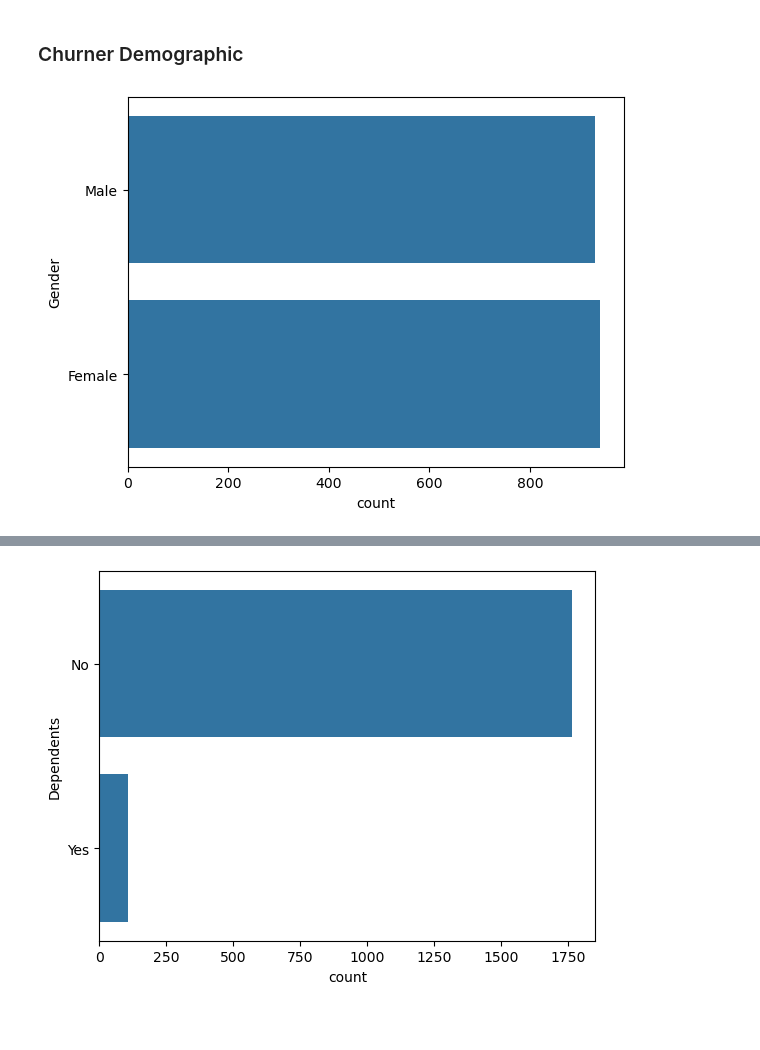
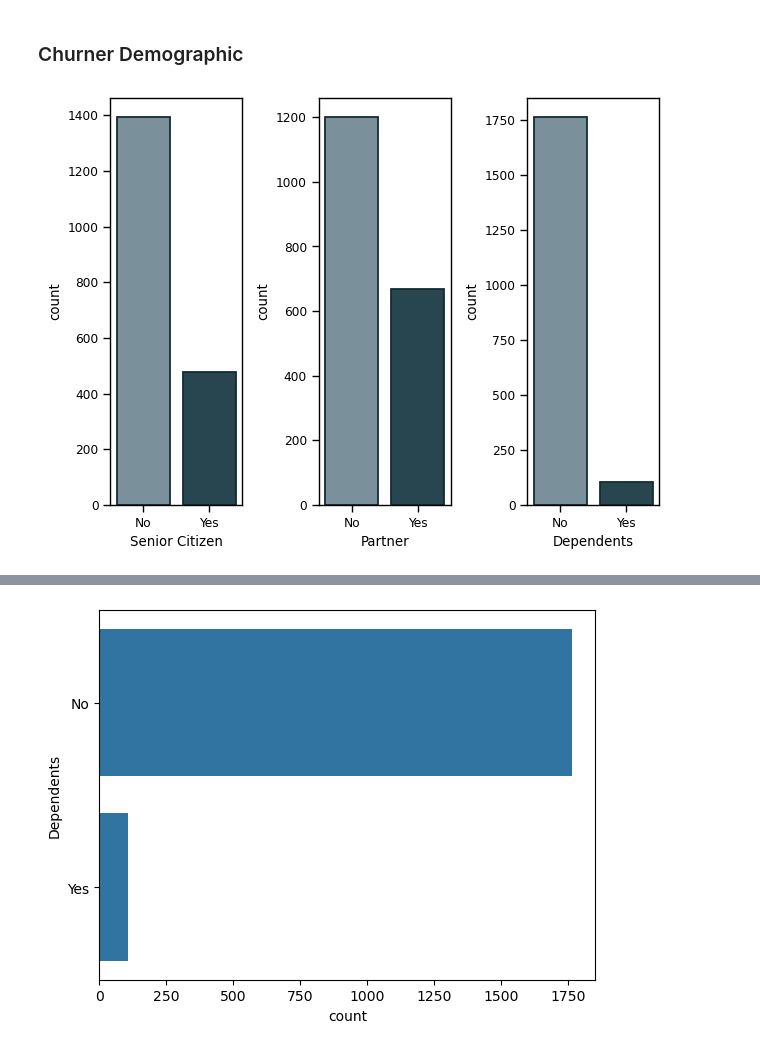
Before and after one commit to Aurelius-Blackwell/Customer_retention_analysis, a Jupyter notebook: Archie_Workbook.ipynb, the cells around one changed output, grey strips where cells are left out. Saved outputs shown, nothing was run; the diff lists cells and outputs as text; code cells hidden in the pictures; blank space fills up the shorter version.

Commit message:
The notebook with the plots

```diff
--- a/Archie_Workbook.ipynb
+++ b/Archie_Workbook.ipynb
@@ -85,4 +85,4 @@ swan[swan['Total Charges'] == ' ']['Tenure Months']
 6840    0
 Name: Tenure Months, dtype: int64
 # %%
-swan['Total Charges'].replace(' ', 0, inplace=True)
+swan['Total Charges'] = swan['Total Charges'].replace({' ':0})
@@ -145,8 +138,45 @@ plt.show()
 # %% [markdown]
 ### Churner Demographic
 # %%
-sns.countplot(swan[swan['Churn Value']==1]['Gender'])
-plt.show()
+
+colors = ['#7593A0', '#224955']
+edges = ['#132C31']
+
+sns.set_context('paper')
+
+#plt.subplot(3,1,1)
+#sns.countplot(data = swan[swan['Churn Value']==1], x = 'Gender',
+   #          hue = 'Gender',
+    #         palette = colors,
+    #         linewidth=1.3,
+     #        edgecolor = edges)
+
+plt.subplot(1,3,1)
+sns.countplot(data = swan[swan['Churn Value']==1], x = 'Senior Citizen',
+             hue = 'Senior Citizen',
+             palette = colors,
+             linewidth=1.3,
+             edgecolor = edges)
+
+plt.subplot(1,3,2)
+sns.countplot(data = swan[swan['Churn Value']==1], x = 'Partner',
+             hue = 'Partner',
+             palette = colors,
+             linewidth=1.3,
+             edgecolor = edges)
+
+plt.subplot(1,3,3)
+sns.countplot(data = swan[swan['Churn Value']==1], x = 'Dependents',
+             hue = 'Dependents',
+             palette = colors,
+             linewidth=1.3,
+             edgecolor = edges)
+
+
+
+plt.tight_layout()
+
+plt.savefig('Demo2.jpg')
 # %% [output]
-[figure, old version]
+[figure, new version]
 # %%
```
Also changed, not shown: parts of 9 cells of this notebook.
